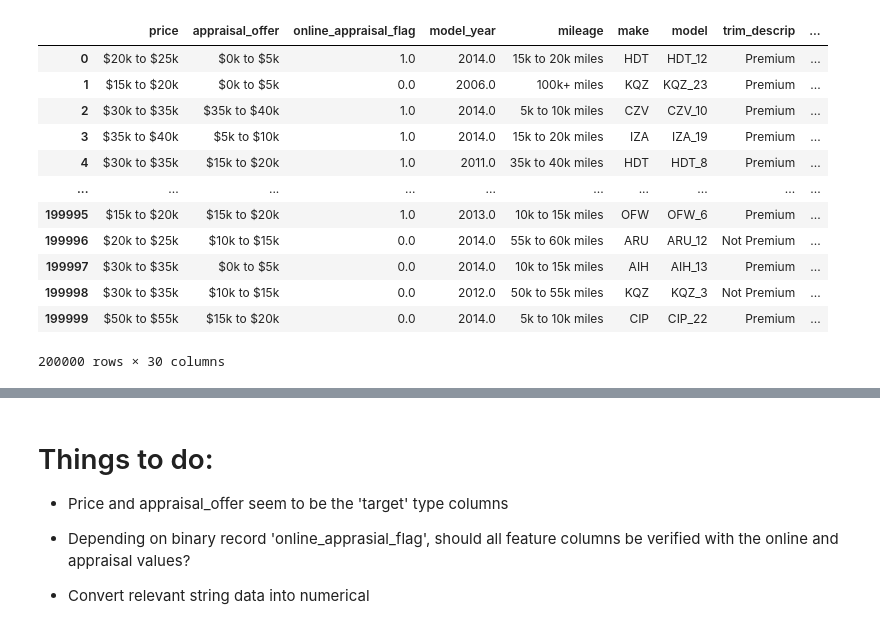
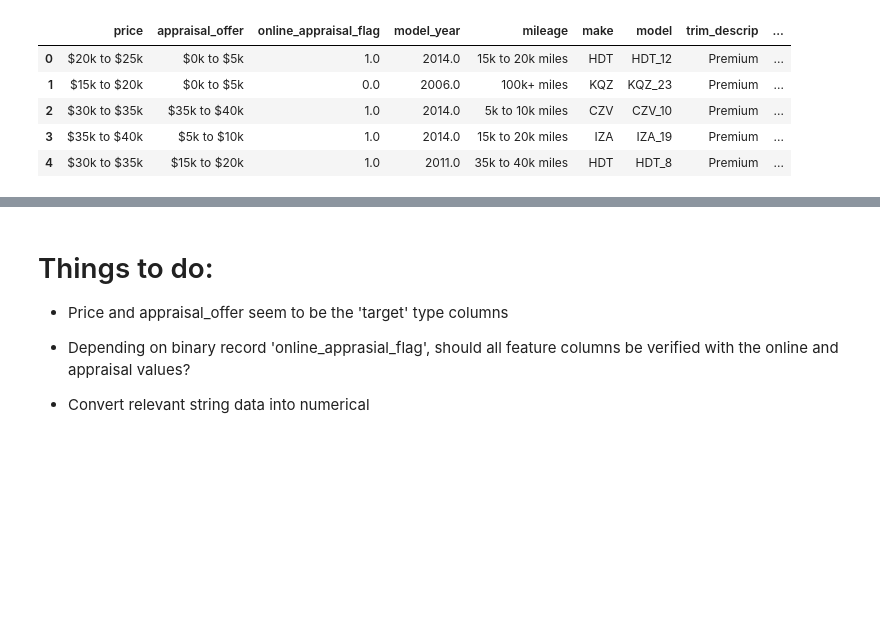
Before and after one commit to ashenfernando1/Winter-2023, a Jupyter notebook: CarMax.ipynb, the cells around one changed output, grey strips where cells are left out. Saved outputs shown, nothing was run; the diff lists cells and outputs as text; code cells hidden in the pictures; blank space fills up the shorter version.

```diff
--- a/CarMax.ipynb
+++ b/CarMax.ipynb
@@ -4,7 +4,3 @@ import matplotlib.pyplot as plt
 import os
 import numpy as np
 import re
-# %%
-pd.options.display.max_columns = None
-data_explain = pd.read_excel("Winter 2023 Showcase Data Dictionary.xlsx")
-data_explain
@@ -29,17 +7,12 @@ data_explain
+# %%
+pd.set_option('display.max_columns',None)
 # %%
 df_main = pd.read_csv("ShowcaseDataWinter2023.csv")
-df_main
+df_main.head()
 # %% [output]
 |  | price | appraisal_offer | online_appraisal_flag | model_year | mileage | make | model | trim_descrip | ... |
 | 0 | $20k to $25k | $0k to $5k | 1.0 | 2014.0 | 15k to 20k miles | HDT | HDT_12 | Premium | ... |
 | 1 | $15k to $20k | $0k to $5k | 0.0 | 2006.0 | 100k+ miles | KQZ | KQZ_23 | Premium | ... |
 | 2 | $30k to $35k | $35k to $40k | 1.0 | 2014.0 | 5k to 10k miles | CZV | CZV_10 | Premium | ... |
 | 3 | $35k to $40k | $5k to $10k | 1.0 | 2014.0 | 15k to 20k miles | IZA | IZA_19 | Premium | ... |
 | 4 | $30k to $35k | $15k to $20k | 1.0 | 2011.0 | 35k to 40k miles | HDT | HDT_8 | Premium | ... |
-| ... | ... | ... | ... | ... | ... | ... | ... | ... | ... |
-| 199995 | $15k to $20k | $15k to $20k | 1.0 | 2013.0 | 10k to 15k miles | OFW | OFW_6 | Premium | ... |
-| 199996 | $20k to $25k | $10k to $15k | 0.0 | 2014.0 | 55k to 60k miles | ARU | ARU_12 | Not Premium | ... |
-| 199997 | $30k to $35k | $0k to $5k | 0.0 | 2014.0 | 10k to 15k miles | AIH | AIH_13 | Premium | ... |
-| 199998 | $30k to $35k | $10k to $15k | 0.0 | 2012.0 | 50k to 55k miles | KQZ | KQZ_3 | Not Premium | ... |
-| 199999 | $50k to $55k | $15k to $20k | 0.0 | 2014.0 | 5k to 10k miles | CIP | CIP_22 | Premium | ... |
-200000 rows × 30 columns
```
Also changed, not shown: parts of 30 cells of this notebook.
